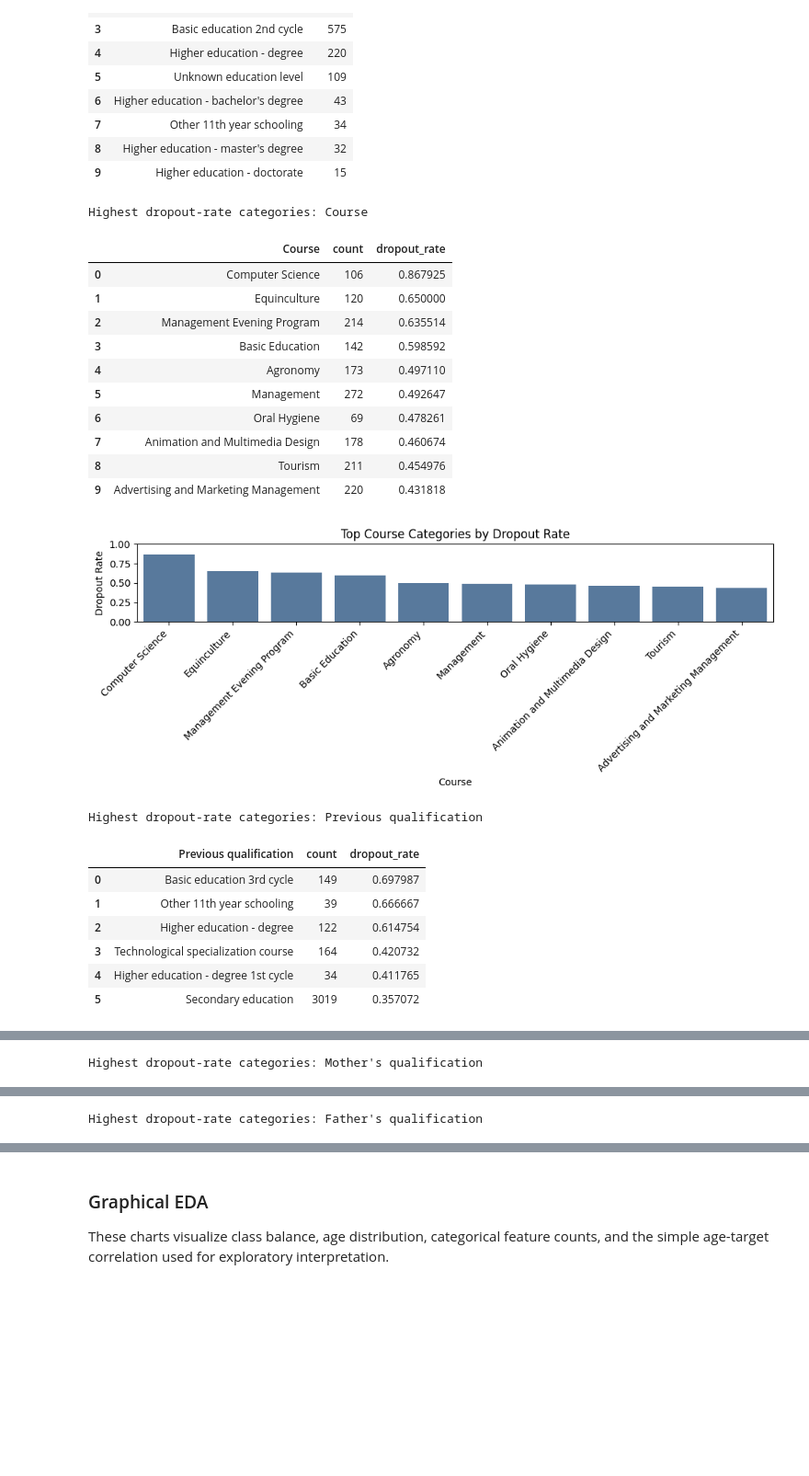
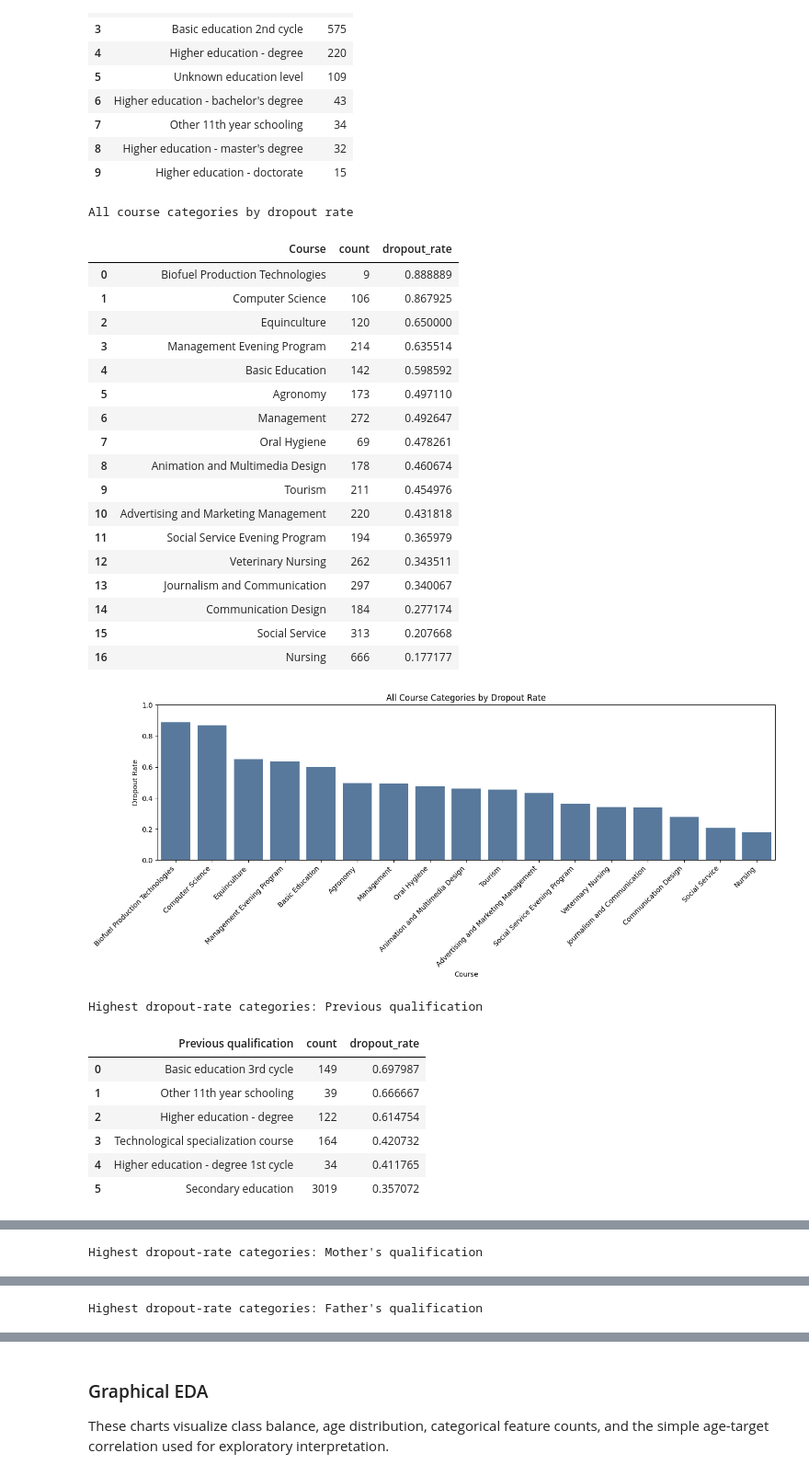
Before and after one commit to LecyLecy/student-dropout-prediction-ml, a Jupyter notebook: notebooks/01_eda.ipynb, the cells around one changed output, grey strips where cells are left out. Shown at 92% size. Cells and saved outputs as stored; diff of their text form; code cells hidden in the pictures; blank space fills up the shorter version.

Commit message:
Add readable raw EDA dataset and feature-target pattern plots

```diff
--- a/notebooks/01_eda.ipynb
+++ b/notebooks/01_eda.ipynb
@@ -480,57 +696,73 @@ Top categories: Father's qualification
 | 9 | Higher education - doctorate | 15 |
 # %%
 # High-Cardinality Feature Dropout Rate
-# For features with many categories, dropout rate is often more useful than raw counts alone.
-# Keep only categories with at least 30 records to avoid very unstable rates.
+# For Course, show every category so the full study-program risk pattern is visible.
+# For other high-cardinality features, keep only categories with at least 30 records
+# and show the top 10 dropout-rate categories to avoid very unstable and crowded plots.
 
 MIN_CATEGORY_COUNT = 30
 
 for col in high_cardinality_categorical_features:
     summary = (
         df_binary
         .assign(Target_encoded=df_binary["Target"].map({"Graduate": 0, "Dropout": 1}))
         .groupby(col)
         .agg(
             count=("Target_encoded", "size"),
             dropout_rate=("Target_encoded", "mean")
         )
-        .query("count >= @MIN_CATEGORY_COUNT")
         .sort_values("dropout_rate", ascending=False)
-        .head(10)
-        .reset_index()
     )
 
-    print(f"\nHighest dropout-rate categories: {col}")
-    display(summary)
+    if col == "Course":
+        plot_summary = summary.reset_index()
+        plot_title = "All Course Categories by Dropout Rate"
+        print_title = "All course categories by dropout rate"
+        figure_size = (14, 6)
+    else:
+        plot_summary = summary.query("count >= @MIN_CATEGORY_COUNT").head(10).reset_index()
+        plot_title = f"Top {col} Categories by Dropout Rate"
+        print_title = f"Highest dropout-rate categories: {col}"
+        figure_size = (10, 4)
 
-    plt.figure(figsize=(10, 4))
+    print(f"\n{print_title}")
+    display(plot_summary)
+
+    plt.figure(figsize=figure_size)
     sns.barplot(
-        data=summary,
+        data=plot_summary,
         x=col,
         y="dropout_rate",
         color="#4C78A8"
     )
-    plt.title(f"Top {col} Categories by Dropout Rate")
+    plt.title(plot_title)
     plt.xlabel(col)
     plt.ylabel("Dropout Rate")
     plt.xticks(rotation=45, ha="right")
     plt.ylim(0, 1)
     plt.tight_layout()
     plt.show()
 # %% [output]
-Highest dropout-rate categories: Course
+All course categories by dropout rate
 |  | Course | count | dropout_rate |
-| 0 | Computer Science | 106 | 0.867925 |
-| 1 | Equinculture | 120 | 0.650000 |
-| 2 | Management Evening Program | 214 | 0.635514 |
-| 3 | Basic Education | 142 | 0.598592 |
-| 4 | Agronomy | 173 | 0.497110 |
-| 5 | Management | 272 | 0.492647 |
-| 6 | Oral Hygiene | 69 | 0.478261 |
-| 7 | Animation and Multimedia Design | 178 | 0.460674 |
-| 8 | Tourism | 211 | 0.454976 |
-| 9 | Advertising and Marketing Management | 220 | 0.431818 |
+| 0 | Biofuel Production Technologies | 9 | 0.888889 |
+| 1 | Computer Science | 106 | 0.867925 |
+| 2 | Equinculture | 120 | 0.650000 |
+| 3 | Management Evening Program | 214 | 0.635514 |
+| 4 | Basic Education | 142 | 0.598592 |
+| 5 | Agronomy | 173 | 0.497110 |
+| 6 | Management | 272 | 0.492647 |
+| 7 | Oral Hygiene | 69 | 0.478261 |
+| 8 | Animation and Multimedia Design | 178 | 0.460674 |
+| 9 | Tourism | 211 | 0.454976 |
+| 10 | Advertising and Marketing Management | 220 | 0.431818 |
+| 11 | Social Service Evening Program | 194 | 0.365979 |
+| 12 | Veterinary Nursing | 262 | 0.343511 |
+| 13 | Journalism and Communication | 297 | 0.340067 |
+| 14 | Communication Design | 184 | 0.277174 |
+| 15 | Social Service | 313 | 0.207668 |
+| 16 | Nursing | 666 | 0.177177 |
-[figure, old version]
+[figure, new version]
 Highest dropout-rate categories: Previous qualification
 |  | Previous qualification | count | dropout_rate |
 | 0 | Basic education 3rd cycle | 149 | 0.697987 |
```
Also changed, not shown: parts of 4 cells of this notebook, 3 other files.
